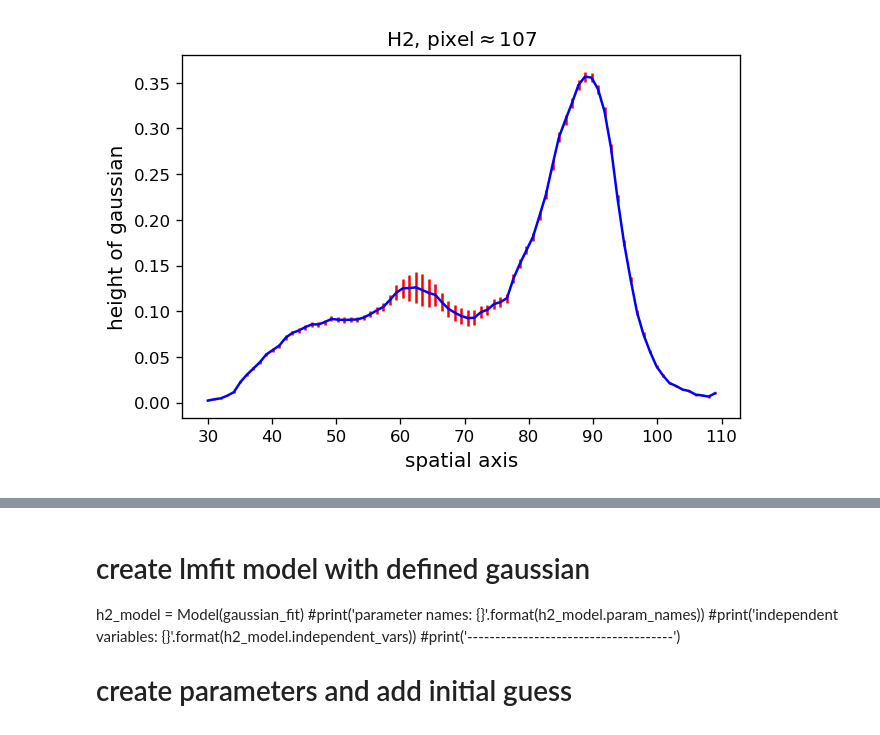
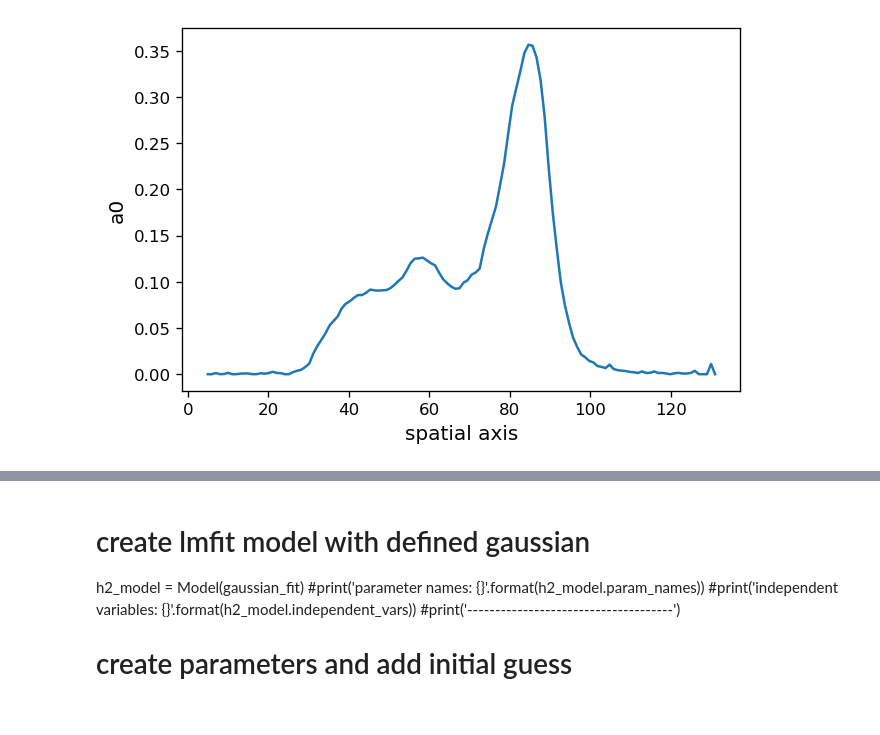
Before and after one commit to ruoyanwangdr/Dynamics-of-Jovian-Infrared-Auroral-Ionosphere-and-Thermosphere, a Jupyter notebook: h3p.ipynb, the cells around one changed output, grey strips where cells are left out. Cells and saved outputs as stored; diff of their text form; code cells hidden in the pictures.

```diff
--- a/h3p.ipynb
+++ b/h3p.ipynb
@@ -163,5 +143,26 @@ def gaussian_fit(x, a0, a1, a2, a3, a4, a5):
 [figure]
 # %%
+# define normalization function
+def normalize(data):
+    return (data - np.min(data)) / (np.max(data) - np.min(data))
+
+# define guassian function, credit to pen and pants IDL's Gaussfit in Python
+def gaussian_fit(x, a0, a1, a2, a3, a4, a5):
+    """
+    x = data array
+    a0 = height of guassian
+    a1 = pixel position of Gaussian peak
+    a2 = width of Gaussian
+    a3 = constant term
+    a4 = linear term
+    a5 = quadratic term
+
+    note: fwhm = a2 * np.sqrt(2 * np.log(2)) * 2
+    """
+    z = (x - a1) / a2
+    y = a0 * np.exp(-z**2 / a2) + a3 + a4 * x + a5 * x**2
+    return y
+
 # create lmfit model with defined gaussian
 h2_model = Model(gaussian_fit)
 #print('parameter names: {}'.format(h2_model.param_names))
@@ -189,54 +190,51 @@ h2_a2_error = []
 
 # loop over all slits containing observed emission
 # and obtain fitting parameters of each slit
-lower = 30
-upper = 110
-"""
-for i in range(lower, upper):
+lower_h2 = 5
+upper_h2 = 140
+
+for i in range(lower_h2, upper_h2):
     try:
         h2_fit_result = h2_model.fit(sky_subtracted[i], h2_params, x=pixel)
+        h2_a0.append(h2_fit_result.params['a0'].value)
+        h2_a0_error.append(h2_fit_result.params['a0'].stderr)
+        h2_a1.append(h2_fit_result.params['a1'].value)
+        h2_a1_error.append(h2_fit_result.params['a1'].stderr)
+        h2_a2.append(h2_fit_result.params['a2'].value)
+        h2_a2_error.append(h2_fit_result.params['a2'].stderr)
     except:
-        print('Something wrong')
-    else:
-        print('Nothing wrong')
-"""
-
-for i in range(lower, upper):
-    if i == 35:
-        continue
-    h2_fit_result = h2_model.fit(sky_subtracted[i], h2_params, x=pixel)
-    h2_a0.append(h2_fit_result.params['a0'].value)
-    h2_a0_error.append(h2_fit_result.params['a0'].stderr)
-    h2_a1.append(h2_fit_result.params['a1'].value)
-    h2_a1_error.append(h2_fit_result.params['a1'].stderr)
-    h2_a2.append(h2_fit_result.params['a2'].value)
-    h2_a2_error.append(h2_fit_result.params['a2'].stderr)
+        pass
 h2_a0_array = np.array(h2_a0)
+h2_a0_array[h2_a0_array<0] = 0
 h2_a0_error_array = np.array(h2_a0_error)
-h2_a1_array = np.array(h2_a1)
-h2_a1_error_array = np.array(h2_a1_error)
-h2_a2_array = np.array(h2_a2)
-h2_a2_error_array = np.array(h2_a2_error)
+#h2_a1_array = np.array(h2_a1)
+#h2_a1_array[h2_a1_array<100] = 100
+#h2_a1_error_array = np.array(h2_a1_error)
+#h2_a2_array = np.array(h2_a2)
+#h2_a2_error_array = np.array(h2_a2_error)
 
 
 # plot computed fitting parameters against pixels
-h2_spatial_axis = np.linspace(lower, lower+len(h2_a0_array), len(h2_a0_array))
+h2_spatial_axis = np.linspace(lower_h2, lower_h2+len(h2_a0_array), len(h2_a0_array))
 
 plt.figure()
-plt.title(r'H2, pixel$\approx$' + str(h2_params.get('a1').value))
+#plt.title(r'H2, pixel$\approx$' + str(h2_params.get('a1').value))
 plt.xlabel('spatial axis', fontsize=12)
-plt.ylabel('height of gaussian', fontsize=12)
-plt.errorbar(h2_spatial_axis, h2_a0_array, yerr=h2_a0_error_array, ls='-', color='b', ecolor='r')
+plt.ylabel('a0', fontsize=12)
+plt.plot(h2_spatial_axis, h2_a0_array)
+#plt.ylim(0,0.5)
+#plt.errorbar(h2_spatial_axis, h2_a0_array, yerr=h2_a0_error_array, ls='-', color='b', ecolor='r')
 
-plt.figure()
-plt.title(r'H2, pixel$\approx$1' + str(h2_params.get('a1').value))
-plt.xlabel('spatial axis', fontsize=12)
-plt.ylabel('pixel position of gaussian peak', fontsize=12)
-plt.errorbar(h2_spatial_axis, h2_a1_array, yerr=h2_a1_error_array, ls='-', color='b', ecolor='r')
+#plt.figure()
+#plt.title(r'H2, pixel$\approx$' + str(h2_params.get('a1').value))
+#plt.xlabel('spatial axis', fontsize=12)
+#plt.ylabel('pixel position of gaussian peak', fontsize=12)
+#plt.plot(h2_spatial_axis, h2_a1_array)
+#plt.errorbar(h2_spatial_axis, h2_a1_array, yerr=h2_a1_error_array, ls='-', color='b', ecolor='r')
 
-plt.figure()
-plt.title(r'H2, pixel$\approx$' + str(h2_params.get('a1').value))
-plt.xlabel('spatial axis', fontsize=12)
-plt.ylabel('width of gaussian', fontsize=12)
-plt.errorbar(h2_spatial_axis, h2_a2_array, yerr=h2_a2_error_array, ls='-', color='b', ecolor='r')
+#plt.figure()
+#plt.title(r'H2, pixel$\approx$' + str(h2_params.get('a1').value))
+#plt.xlabel('spatial axis', fontsize=12)
+#plt.ylabel('width of gaussian', fontsize=12)
+#plt.errorbar(h2_spatial_axis, h2_a2_array, yerr=h2_a2_error_array, ls='-', color='b', ecolor='r')
 # %% [output]
@@ -244 +242 @@ plt.errorbar(h2_spatial_axis, h2_a2_array, yerr=h2_a2_error_array, ls='-', color
-[figure, old version]
+[figure, new version]
```
Also changed, not shown: parts of 12 cells of this notebook.
